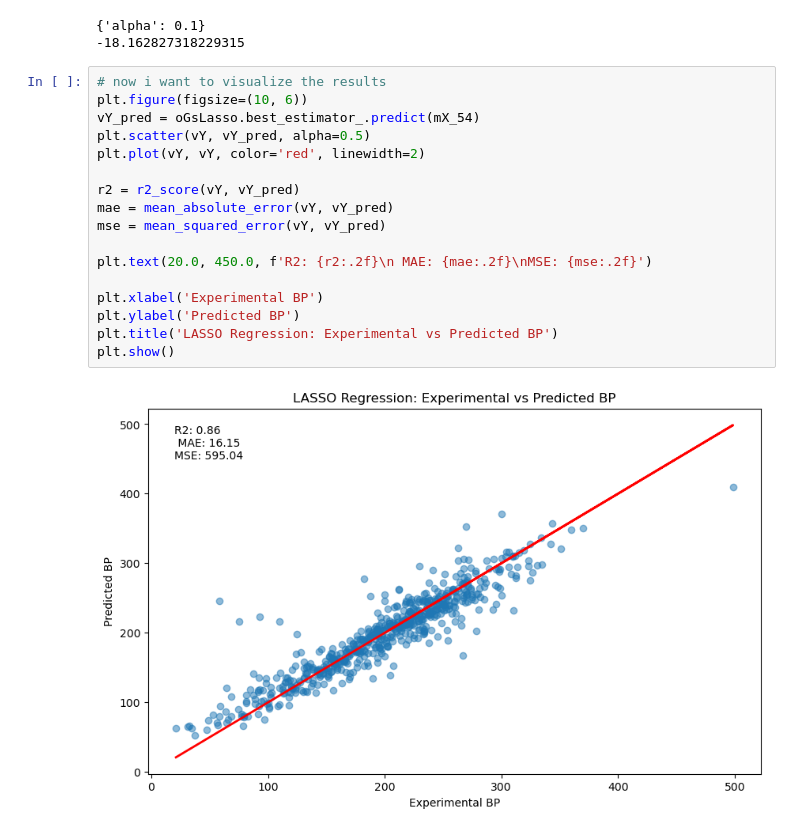
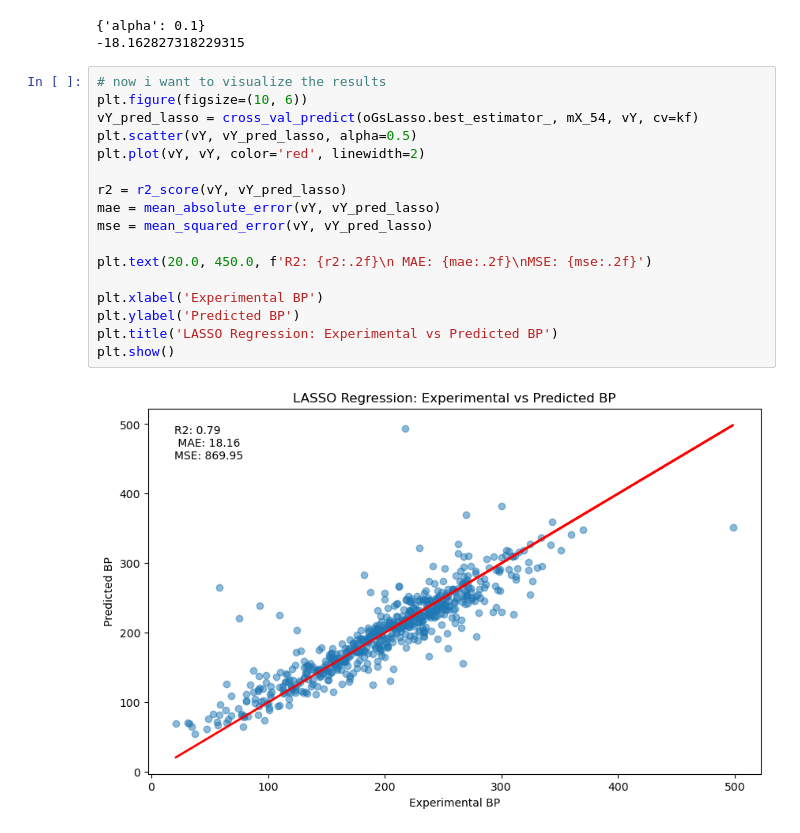
Before and after one commit to kiriyevskykiril/ai-program-2026, a Jupyter notebook: project_1/bp_regression_trail_1.ipynb, the cells around one changed output. Drawn from its saved outputs; the diff is of its cells as text.

```diff
--- a/project_1/bp_regression_trail_1.ipynb
+++ b/project_1/bp_regression_trail_1.ipynb
@@ -751,19 +856,19 @@ print(oGsLasso.best_score_)
 # %%
 # now i want to visualize the results
 plt.figure(figsize=(10, 6))
-vY_pred = oGsLasso.best_estimator_.predict(mX_54)
-plt.scatter(vY, vY_pred, alpha=0.5)
+vY_pred_lasso = cross_val_predict(oGsLasso.best_estimator_, mX_54, vY, cv=kf)
+plt.scatter(vY, vY_pred_lasso, alpha=0.5)
 plt.plot(vY, vY, color='red', linewidth=2)
 
-r2 = r2_score(vY, vY_pred)
-mae = mean_absolute_error(vY, vY_pred)
-mse = mean_squared_error(vY, vY_pred)
+r2 = r2_score(vY, vY_pred_lasso)
+mae = mean_absolute_error(vY, vY_pred_lasso)
+mse = mean_squared_error(vY, vY_pred_lasso)
 
 plt.text(20.0, 450.0, f'R2: {r2:.2f}\n MAE: {mae:.2f}\nMSE: {mse:.2f}')
 
 plt.xlabel('Experimental BP')
 plt.ylabel('Predicted BP')
 plt.title('LASSO Regression: Experimental vs Predicted BP')
 plt.show()
 # %% [output]
-[figure, old version]
+[figure, new version]
```
Also changed, not shown: parts of 12 cells of this notebook, 6 other files.
